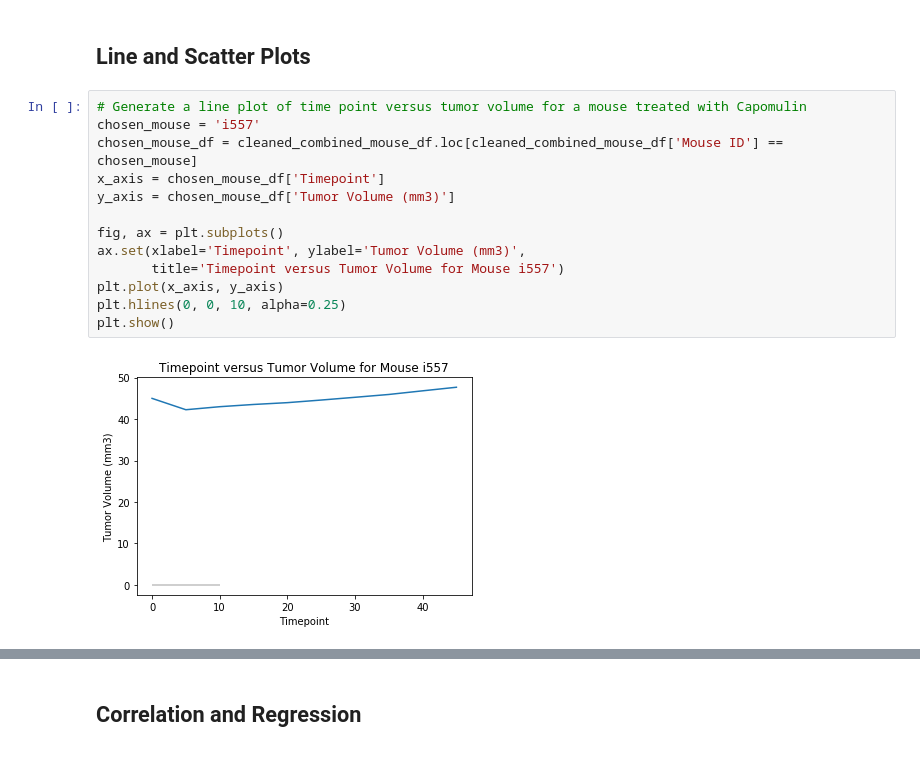
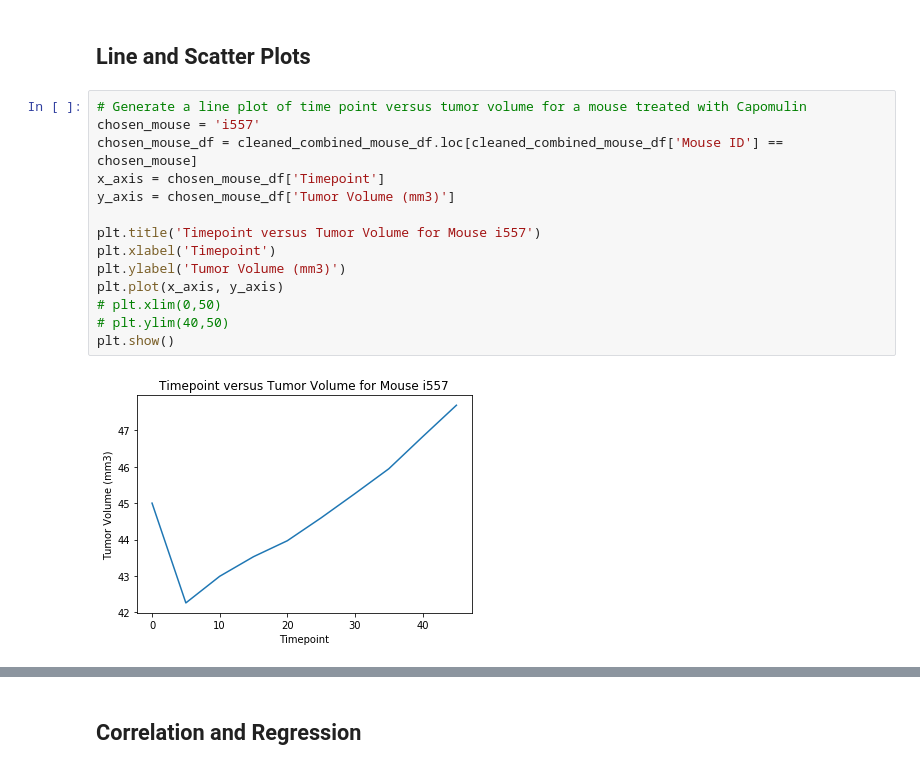
Before and after one commit to blt1339/matplotlib-challenge, a Jupyter notebook: Pymaceuticals/pymaceuticals.ipynb, the cells around one changed output, grey strips where cells are left out. Saved outputs shown, nothing was run; the diff lists cells and outputs as text.

```diff
--- a/Pymaceuticals/pymaceuticals.ipynb
+++ b/Pymaceuticals/pymaceuticals.ipynb
@@ -373,17 +373,18 @@ plt.show()
 # %%
 # Generate a line plot of time point versus tumor volume for a mouse treated with Capomulin
 chosen_mouse = 'i557'
 chosen_mouse_df = cleaned_combined_mouse_df.loc[cleaned_combined_mouse_df['Mouse ID'] == chosen_mouse]
 x_axis = chosen_mouse_df['Timepoint']
 y_axis = chosen_mouse_df['Tumor Volume (mm3)']
 
-fig, ax = plt.subplots()
-ax.set(xlabel='Timepoint', ylabel='Tumor Volume (mm3)',
-       title='Timepoint versus Tumor Volume for Mouse i557')
+plt.title('Timepoint versus Tumor Volume for Mouse i557')
+plt.xlabel('Timepoint')
+plt.ylabel('Tumor Volume (mm3)')
 plt.plot(x_axis, y_axis)
-plt.hlines(0, 0, 10, alpha=0.25)
+# plt.xlim(0,50)
+# plt.ylim(40,50)
 plt.show()
 # %% [output]
-[figure, old version]
+[figure, new version]
 # %%
 # Generate a scatter plot of mouse weight versus average tumor volume for the Capomulin regimen
```
Also changed, not shown: parts of 1 cell of this notebook.
